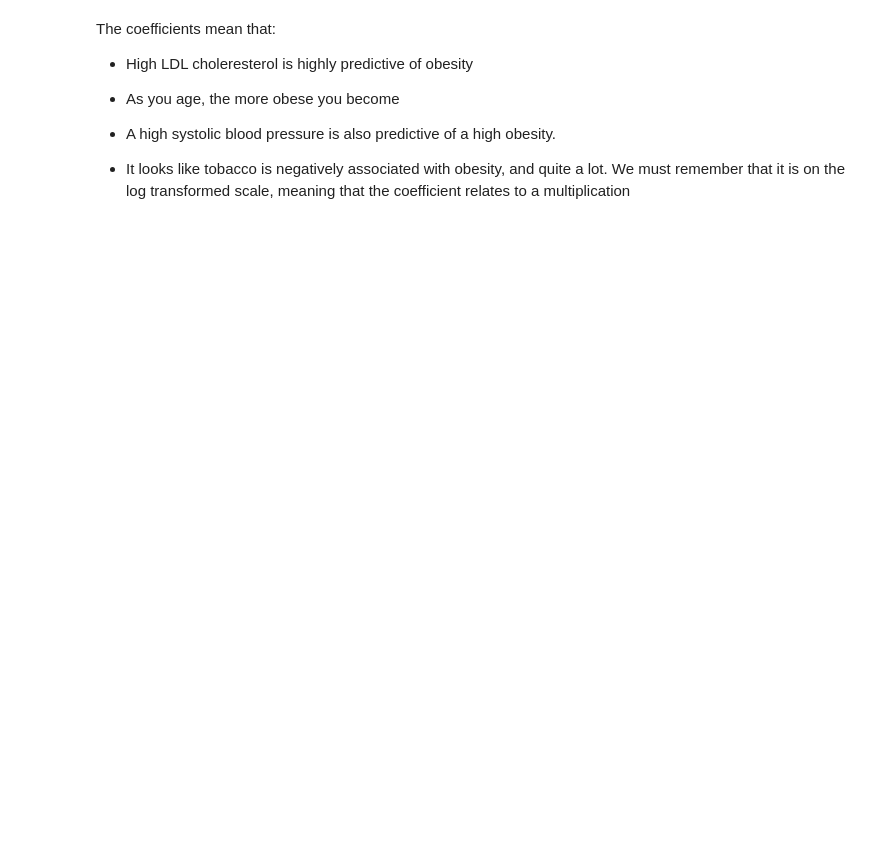
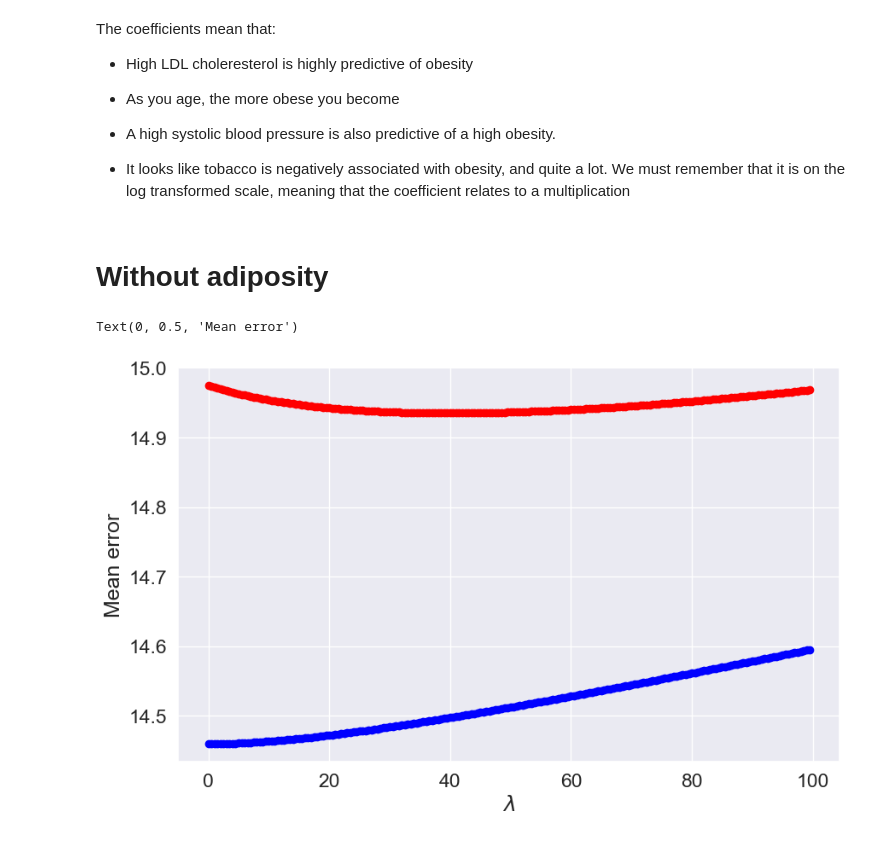
Before and after one commit to krusand/02452-ML-Project, a Jupyter notebook: regression_part_a.ipynb, the cells around one changed output. Cells and saved outputs as stored; diff of their text form; code cells hidden in the pictures; blank space fills up the shorter version.

```diff
--- a/regression_part_a.ipynb
+++ b/regression_part_a.ipynb
@@ -103,3 +103,53 @@ The coefficients mean that:
 - A high systolic blood pressure is also predictive of a high obesity.
 
 - It looks like tobacco is negatively associated with obesity, and quite a lot. We must remember that it is on the log transformed scale, meaning that the coefficient relates to a multiplication
+# %% [markdown]
+# Without adiposity
+# %%
+kf = KFold(n_splits=10,shuffle=True, random_state=seed)
+
+lams = np.arange(0, 100, 0.5)
+
+train_error_avgs = []
+test_error_avgs = []
+
+for lam in tqdm(lams):
+    linear_regression_regularized = lm.Ridge(alpha=lam)
+
+    kfold_train_errors = []
+    kfold_test_errors = []
+
+    for i, (train_index, test_index) in enumerate(kf.split(df)):
+        preprocessor = Preprocessor(task="regression", covariates=[ "sbp", "tobacco", "ldl", "typea", "alcohol", "age", "chd", "famhist"])
+        n_train = len(train_index)
+        n_test = len(test_index)
+
+        df_fold_train = df.iloc[train_index]
+        df_fold_test = df.iloc[test_index]
+
+        X_fold_train, y_fold_train = preprocessor.fit_transform(df_fold_train)
+        X_fold_test, y_fold_test = preprocessor.transform(df_fold_test)
+
+        linear_regression_regularized.fit(X_fold_train, y_fold_train)
+        y_train_hat = linear_regression_regularized.predict(X_fold_train)
+        y_test_hat = linear_regression_regularized.predict(X_fold_test)
+
+        train_error = compute_error(y_true=y_fold_train, y_pred=y_train_hat)
+        test_error = compute_error(y_true=y_fold_test, y_pred=y_test_hat)
+
+        kfold_train_errors.append(train_error)
+        kfold_test_errors.append(test_error)
+
+    train_error_avgs.append(np.average(kfold_train_errors))
+    test_error_avgs.append(np.average(kfold_test_errors))
+# %%
+
+fig, ax = plt.subplots(figsize=(10,6))
+
+ax.scatter(lams, test_error_avgs, c='red')
+ax.scatter(lams, train_error_avgs, c='blue')
+ax.set_xlabel("$\lambda$")
+ax.set_ylabel("Mean error")
+# %% [output]
+Text(0, 0.5, 'Mean error')
+[figure, added]
```
Also changed, not shown: parts of 4 cells of this notebook.
